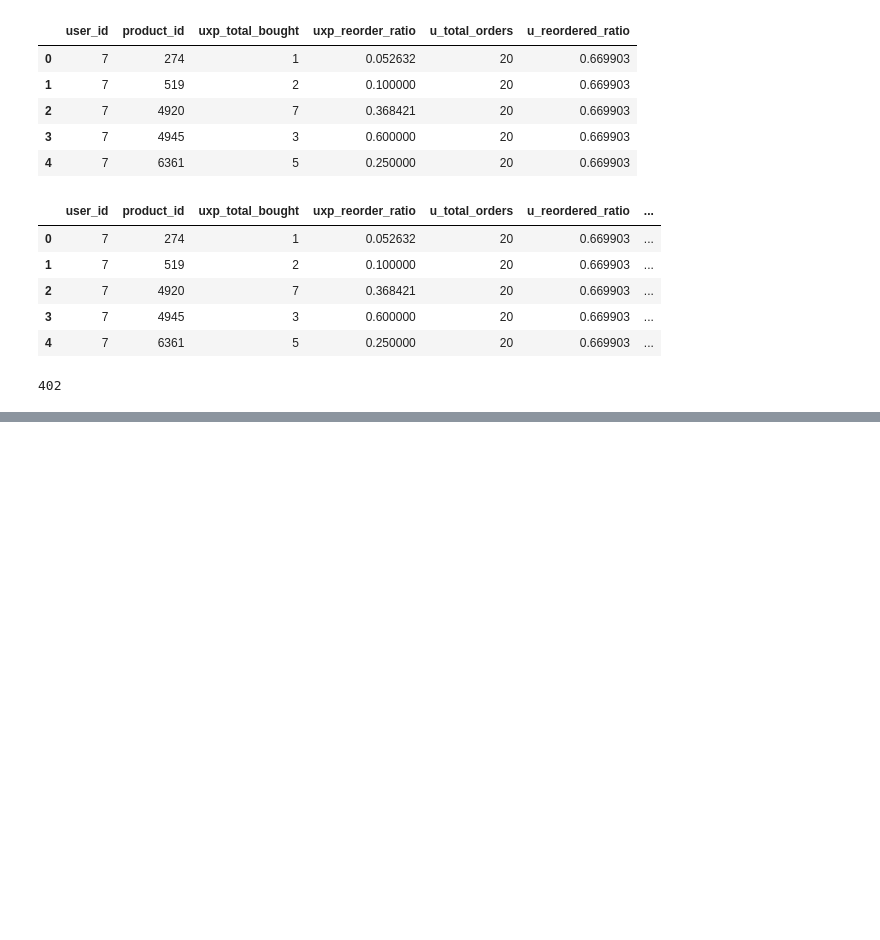
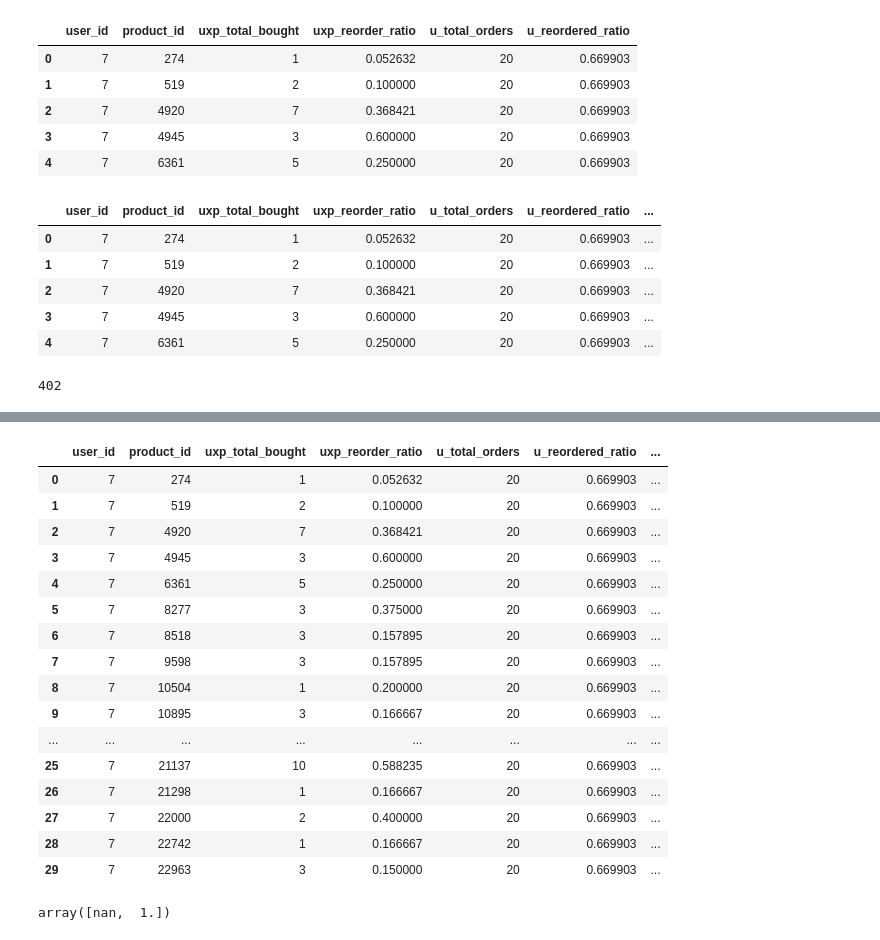
Before and after one commit to AmlanAlok/instacart-2017-project, a Jupyter notebook: Instacart_2017_XGBoost_1.ipynb, the cells around one changed output, grey strips where cells are left out. Drawn from its saved outputs; the diff is of its cells as text; code cells hidden in the pictures; blank space fills up the shorter version.

Commit message:
Train DF added

```diff
--- a/Instacart_2017_XGBoost_1.ipynb
+++ b/Instacart_2017_XGBoost_1.ipynb
@@ -360,0 +379,5 @@ gc.collect()
+# %%
+orders_future = orders[((orders.eval_set=='train') | (orders.eval_set=='test'))]
+orders_future = orders_future[ ['user_id', 'eval_set', 'order_id'] ]
+print('orders_future shape:', orders_future.shape)
+orders_future.head(10)
@@ -360,0 +397,4 @@ gc.collect()
+# %%
+# bring the info of the future orders to data DF
+data = data.merge(orders_future, on='user_id', how='left')
+data.head(10)
@@ -360,0 +413,4 @@ gc.collect()
+# %%
+#Keep only the customers who we know what they bought in their future order
+data_train = data[data.eval_set=='train']
+data_train.head()
@@ -360,0 +424,26 @@ gc.collect()
+# %%
+#Get from order_products_train all the products that the train users bought bought in their future order
+data_train = data_train.merge(order_products_train[['product_id','order_id', 'reordered']], on=['product_id','order_id'], how='left' )
+data_train.head(15)
+# %% [output]
+|  | user_id | product_id | uxp_total_bought | uxp_reorder_ratio | u_total_orders | u_reordered_ratio | ... |
+| 0 | 7 | 274 | 1 | 0.052632 | 20 | 0.669903 | ... |
+| 1 | 7 | 519 | 2 | 0.100000 | 20 | 0.669903 | ... |
+| 2 | 7 | 4920 | 7 | 0.368421 | 20 | 0.669903 | ... |
+| 3 | 7 | 4945 | 3 | 0.600000 | 20 | 0.669903 | ... |
+| 4 | 7 | 6361 | 5 | 0.250000 | 20 | 0.669903 | ... |
+| 5 | 7 | 8277 | 3 | 0.375000 | 20 | 0.669903 | ... |
+| 6 | 7 | 8518 | 3 | 0.157895 | 20 | 0.669903 | ... |
+| 7 | 7 | 9598 | 3 | 0.157895 | 20 | 0.669903 | ... |
+| 8 | 7 | 10504 | 1 | 0.200000 | 20 | 0.669903 | ... |
+| 9 | 7 | 10895 | 3 | 0.166667 | 20 | 0.669903 | ... |
+| ... | ... | ... | ... | ... | ... | ... | ... |
+| 25 | 7 | 21137 | 10 | 0.588235 | 20 | 0.669903 | ... |
+| 26 | 7 | 21298 | 1 | 0.166667 | 20 | 0.669903 | ... |
+| 27 | 7 | 22000 | 2 | 0.400000 | 20 | 0.669903 | ... |
+| 28 | 7 | 22742 | 1 | 0.166667 | 20 | 0.669903 | ... |
+| 29 | 7 | 22963 | 3 | 0.150000 | 20 | 0.669903 | ... |
+# %%
+data_train['reordered'].unique()
+# %% [output]
+array([nan,  1.])
```
Also changed, not shown: parts of 10 cells of this notebook.
